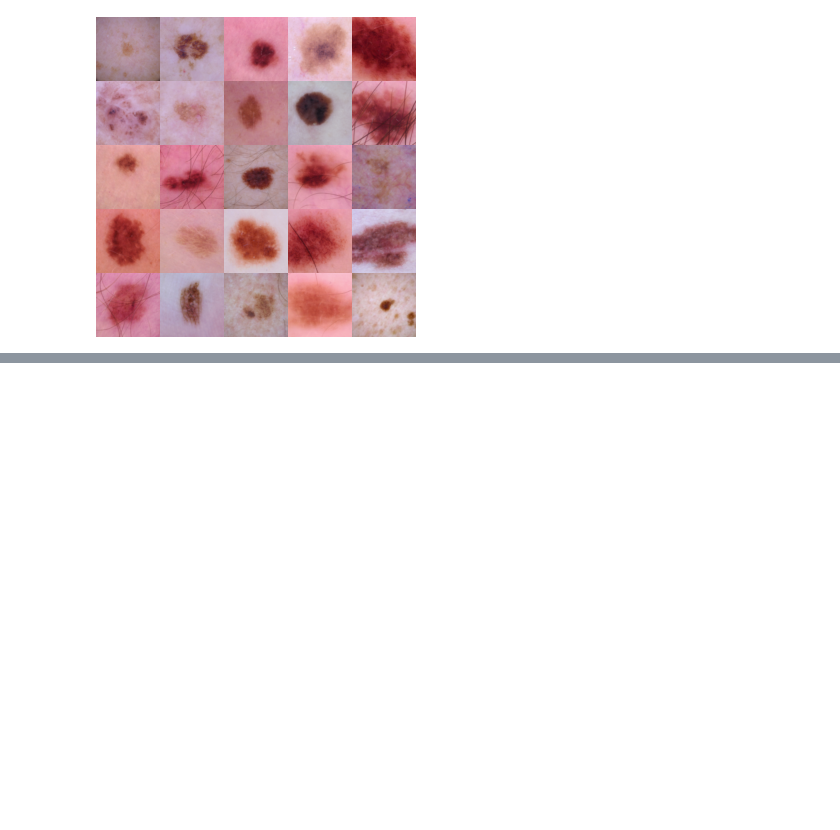
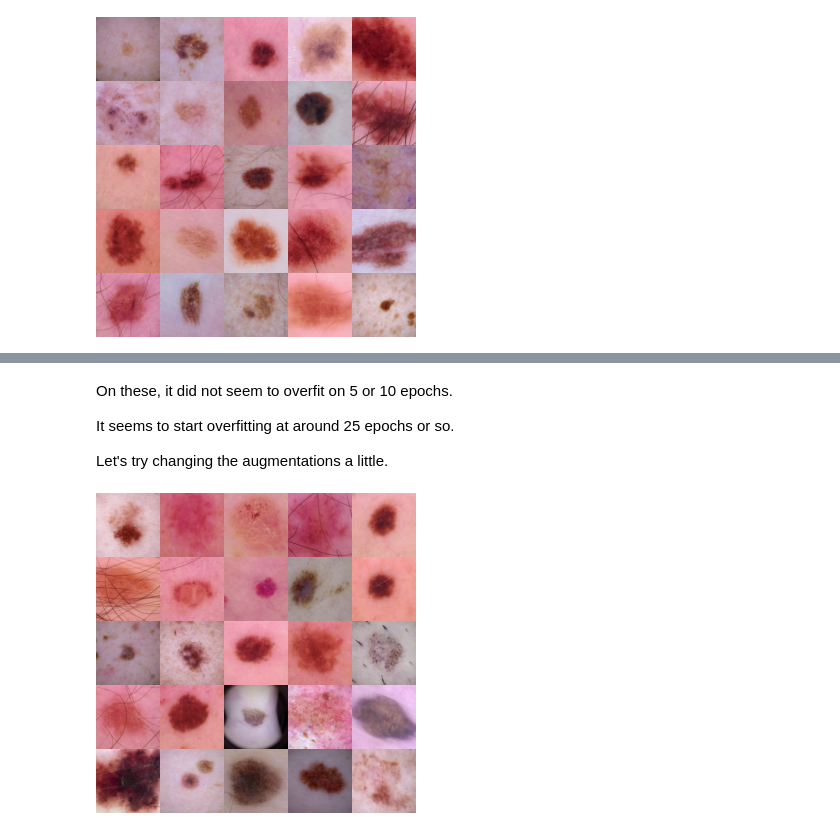
Before and after one commit to harshi-saha/bmi712-project, a Jupyter notebook: medmnsit_resnet_nick/resnet18_experiments.ipynb, the cells around one changed output, grey strips where cells are left out. Cells and saved outputs as stored; diff of their text form; code cells hidden in the pictures; blank space fills up the shorter version.

Commit message:
updated data exploration

```diff
--- a/medmnsit_resnet_nick/resnet18_experiments.ipynb
+++ b/medmnsit_resnet_nick/resnet18_experiments.ipynb
@@ -264,0 +301,56 @@ Epoch 11 |Train loss: 0.8087, acc: 0.714 |Val loss: 0.8659, acc: 0.711
+# %% [markdown]
+On these, it did not seem to overfit on 5 or 10 epochs.
+
+It seems to start overfitting at around 25 epochs or so.
+
+Let's try changing the augmentations a little.
+# %%
+# data augmentations to test
+data_augmentation_2 = [
+    # --- Geometric transforms ---
+    transforms.RandomRotation(
+        degrees=180  # 0–180°; you can make it 360 if you want
+    ),
+    transforms.RandomHorizontalFlip(p=0.5),
+    transforms.RandomVerticalFlip(p=0.5),
+
+    # Small translation + zoom, no shear
+    transforms.RandomAffine(
+        degrees=0,
+        translate=(0.05, 0.05),     # up to 5% shift
+        scale=(0.95, 1.05),         # milder zoom ±5%
+        shear=0
+    ),
+
+    # Option 1: very mild crop (keep most of lesion)
+    transforms.RandomResizedCrop(
+        size=64,
+        scale=(0.95, 1.0),          # only small crops
+        ratio=(0.95, 1.05)
+    ),
+    # Option 2: if lesions are already centered, comment the above out
+
+    # --- Photometric / color transforms ---
+    # BYE BYE!
+
+    # Mild Gaussian blur, lower prob & sigma for 64x64
+    transforms.RandomApply(
+        [transforms.GaussianBlur(kernel_size=3, sigma=(0.1, 0.5))],
+        p=0.1
+    ),
+
+    transforms.ToTensor(),
+    transforms.Normalize(mean=[0.5, 0.5, 0.5],
+                         std=[0.5, 0.5, 0.5])
+]
+
+train_ds = DermaMNIST(split='train', download=DOWNLOAD, size=SIZE, mmap_mode='r', transform = Compose(data_augmentation_2))
+val_ds = DermaMNIST(split='val', download=DOWNLOAD, size=SIZE, transform=basic_transform)
+
+# dataloaders
+train_loader = DataLoader(train_ds, batch_size=BATCH_SIZE, shuffle=True, num_workers=NUM_WORKERS, pin_memory=True)
+val_loader = DataLoader(val_ds, batch_size=BATCH_SIZE, shuffle=False, num_workers=NUM_WORKERS, pin_memory=True)
+
+train_ds.montage(5)
+# %% [output]
+[figure, added]
```
Also changed, not shown: parts of 21 cells of this notebook, 1 other file.
